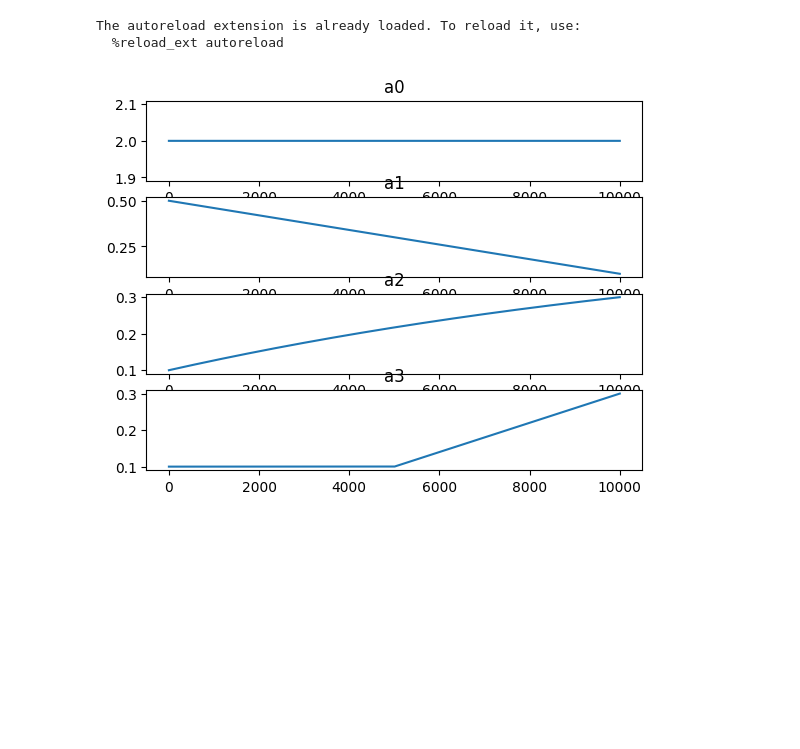
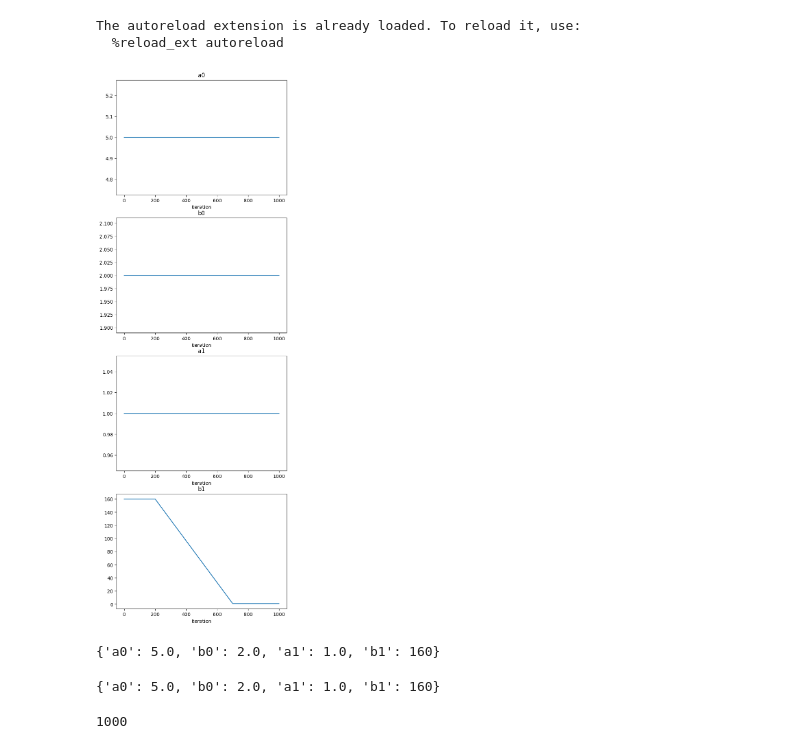
Before and after one commit to ArikReuter/ICL_for_Full_Bayesian_Inference, a Jupyter notebook: LinearRegression/GenerativeModels/Test_Curriculum.ipynb, the cells around one changed output. Saved outputs shown, nothing was run; the diff lists cells and outputs as text; code cells hidden in the pictures; blank space fills up the shorter version.

Commit message:
added class to use curriculum with trainer

```diff
--- a/LinearRegression/GenerativeModels/Test_Curriculum.ipynb
+++ b/LinearRegression/GenerativeModels/Test_Curriculum.ipynb
@@ -10,15 +12,27 @@ from Curriculum import Curriculum
+# %%
+N = 100
+N_EPOCHS = 100
+N_SAMPLES_PER_EPOCH = 1000
 # %%
-curriculum = Curriculum(max_iter=10000)
+curriculum = Curriculum(max_iter=N_EPOCHS*N_SAMPLES_PER_EPOCH)
-# %%
-curriculum.add_param_list(
-    [
-    ("a0", curriculum.constant_scheduler(2.0)),
-    ("a1", curriculum.linear_scheduler(0.5, 0.1)),
-    ("a2", curriculum.exponential_scheduler(0.1, 0.5)),
-    ("a3", curriculum.constant_than_linear_scheduler(0.1, 0.5, 0.5))
-    ]
-)
-# %%
-curriculum.plot_all_schedules()
-# %% [output]
-[figure, removed]
+# %%
+curriculum.add_param_list(
+    [
+    ("a0", curriculum.constant_scheduler(5.0)),
+    ("b0", curriculum.constant_scheduler(2.0)),
+    ("a1", curriculum.exponential_scheduler(1, 1)),
+    ("b1", curriculum.constant_than_linear_than_constant_scheduler(160, 1, fraction_constant_beginning=0.2, fraction_constant_end=0.3))
+    #("b1", curriculum.linear_scheduler(160, 1))
+    ]
+)
+curriculum.plot_all_schedules()
+# %% [output]
+[figure, added]
+# %%
+curriculum.get_params(0)
+# %% [output]
+{'a0': 5.0, 'b0': 2.0, 'a1': 1.0, 'b1': 160}
+# %%
+curriculum.get_params(49*N_EPOCHS)
+# %% [output]
+{'a0': 5.0, 'b0': 2.0, 'a1': 1.0, 'b1': 160}
@@ -24,0 +44,4 @@ curriculum.plot_all_schedules()
+# %%
+N_SAMPLES_PER_EPOCH
+# %% [output]
+1000
```
Also changed, not shown: parts of 6 cells of this notebook, 6 other files.
